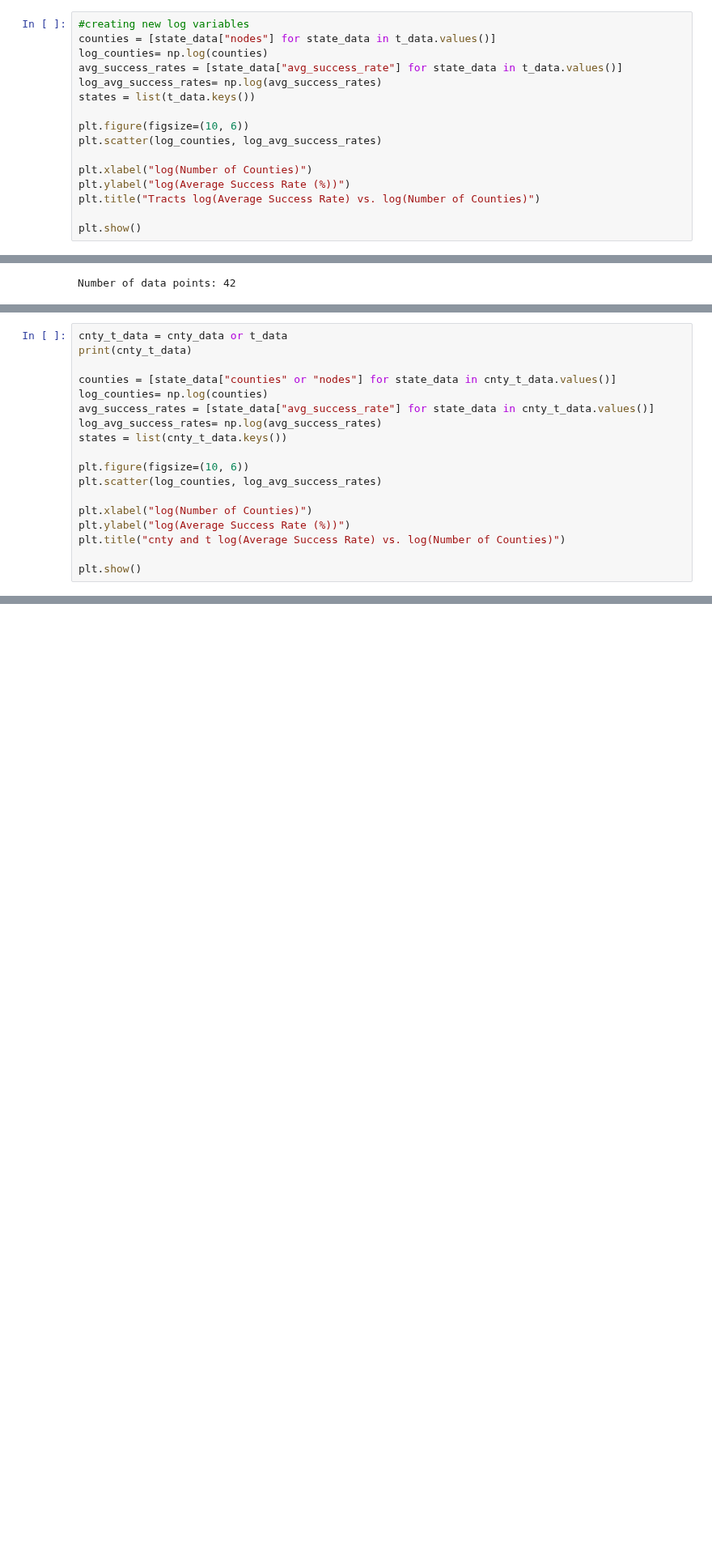
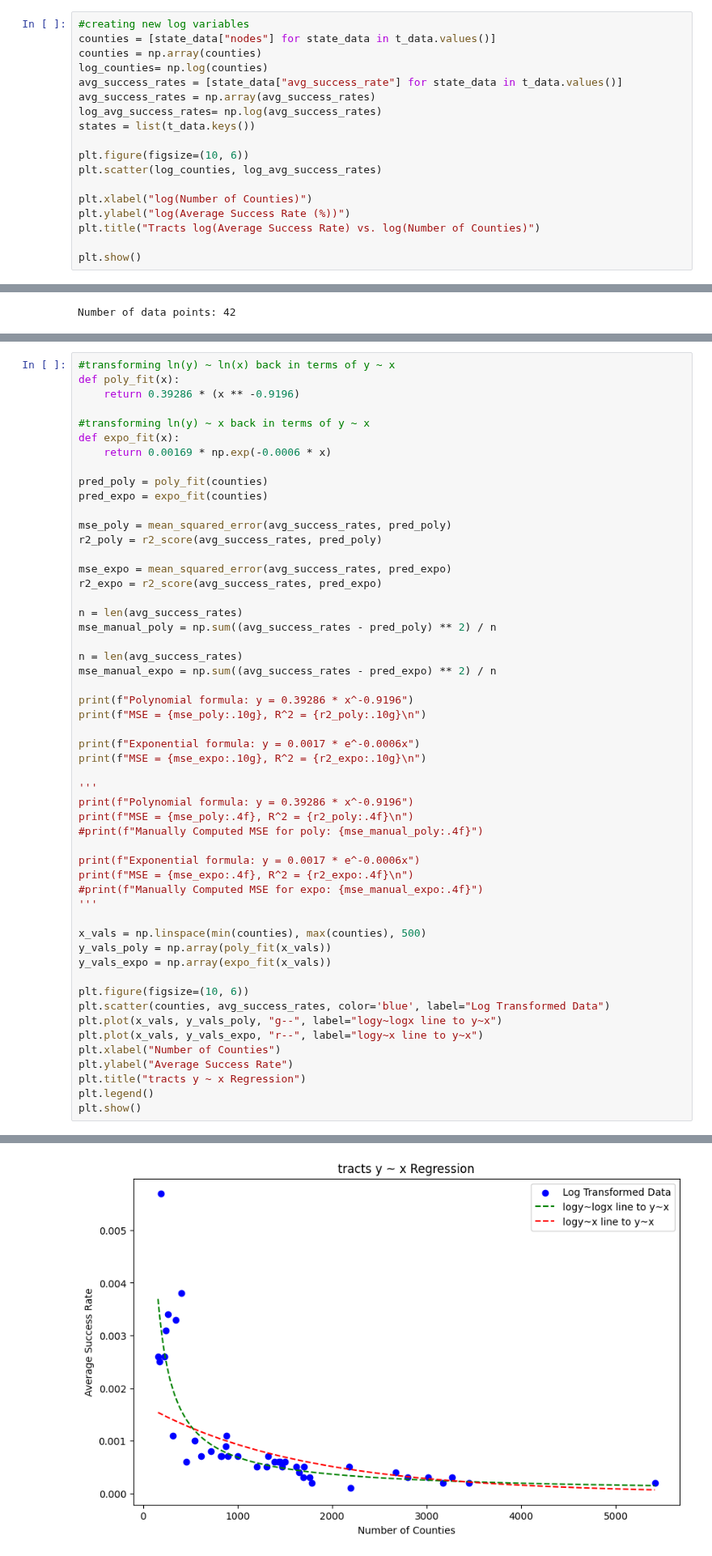
Before and after one commit to brookecarofeinberg/SamplingBalancedForests, a Jupyter notebook: manual_linreg.ipynb, the cells around one changed output, grey strips where cells are left out. Shown at 81% size. Saved outputs shown, nothing was run; the diff lists cells and outputs as text; blank space fills up the shorter version.

```diff
--- a/manual_linreg.ipynb
+++ b/manual_linreg.ipynb
@@ -778,8 +783,10 @@ t_data = {
 # %%
 #creating new log variables
 counties = [state_data["nodes"] for state_data in t_data.values()]
+counties = np.array(counties)
 log_counties= np.log(counties)
 avg_success_rates = [state_data["avg_success_rate"] for state_data in t_data.values()]
+avg_success_rates = np.array(avg_success_rates)
 log_avg_success_rates= np.log(avg_success_rates)
 states = list(t_data.keys())
 
@@ -865,21 +872,3 @@ Linear Regression:
 Original formula: ln(y) = -0.0006 * x + -6.3780
 MSE = 0.3292, R^2 = 0.6061
 [figure]
-# %%
-cnty_t_data = cnty_data or t_data
-print(cnty_t_data)
-
-counties = [state_data["counties" or "nodes"] for state_data in cnty_t_data.values()]
-log_counties= np.log(counties)
-avg_success_rates = [state_data["avg_success_rate"] for state_data in cnty_t_data.values()]
-log_avg_success_rates= np.log(avg_success_rates)
-states = list(cnty_t_data.keys())
-
-plt.figure(figsize=(10, 6))
-plt.scatter(log_counties, log_avg_success_rates)
-
-plt.xlabel("log(Number of Counties)")
-plt.ylabel("log(Average Success Rate (%))")
-plt.title("cnty and t log(Average Success Rate) vs. log(Number of Counties)")
-
-plt.show()
@@ -964,0 +875,54 @@ MSE = 0.3838, R^2 = 0.6878
+# %%
+#transforming ln(y) ~ ln(x) back in terms of y ~ x
+def poly_fit(x):
+    return 0.39286 * (x ** -0.9196)
+
+#transforming ln(y) ~ x back in terms of y ~ x
+def expo_fit(x):
+    return 0.00169 * np.exp(-0.0006 * x)
+
+pred_poly = poly_fit(counties)
+pred_expo = expo_fit(counties)
+
+mse_poly = mean_squared_error(avg_success_rates, pred_poly)
+r2_poly = r2_score(avg_success_rates, pred_poly)
+
+mse_expo = mean_squared_error(avg_success_rates, pred_expo)
+r2_expo = r2_score(avg_success_rates, pred_expo)
+
+n = len(avg_success_rates)
+mse_manual_poly = np.sum((avg_success_rates - pred_poly) ** 2) / n
+
+n = len(avg_success_rates)
+mse_manual_expo = np.sum((avg_success_rates - pred_expo) ** 2) / n
+
+print(f"Polynomial formula: y = 0.39286 * x^-0.9196")
+print(f"MSE = {mse_poly:.10g}, R^2 = {r2_poly:.10g}\n")
+
+print(f"Exponential formula: y = 0.0017 * e^-0.0006x")
+print(f"MSE = {mse_expo:.10g}, R^2 = {r2_expo:.10g}\n")
+
+'''
+print(f"Polynomial formula: y = 0.39286 * x^-0.9196")
+print(f"MSE = {mse_poly:.4f}, R^2 = {r2_poly:.4f}\n")
+#print(f"Manually Computed MSE for poly: {mse_manual_poly:.4f}")
+
+print(f"Exponential formula: y = 0.0017 * e^-0.0006x")
+print(f"MSE = {mse_expo:.4f}, R^2 = {r2_expo:.4f}\n")
+#print(f"Manually Computed MSE for expo: {mse_manual_expo:.4f}")
+'''
+
+x_vals = np.linspace(min(counties), max(counties), 500)
+y_vals_poly = np.array(poly_fit(x_vals))
+y_vals_expo = np.array(expo_fit(x_vals))
+
+plt.figure(figsize=(10, 6))
+plt.scatter(counties, avg_success_rates, color='blue', label="Log Transformed Data")
+plt.plot(x_vals, y_vals_poly, "g--", label="logy~logx line to y~x")
+plt.plot(x_vals, y_vals_expo, "r--", label="logy~x line to y~x")
+plt.xlabel("Number of Counties")
+plt.ylabel("Average Success Rate")
+plt.title("tracts y ~ x Regression")
+plt.legend()
+plt.show()
+# %% [output]
@@ -964,0 +934 @@ MSE = 0.3838, R^2 = 0.6878
+[figure, added]
```
Also changed, not shown: parts of 14 cells of this notebook, 1 other file.
